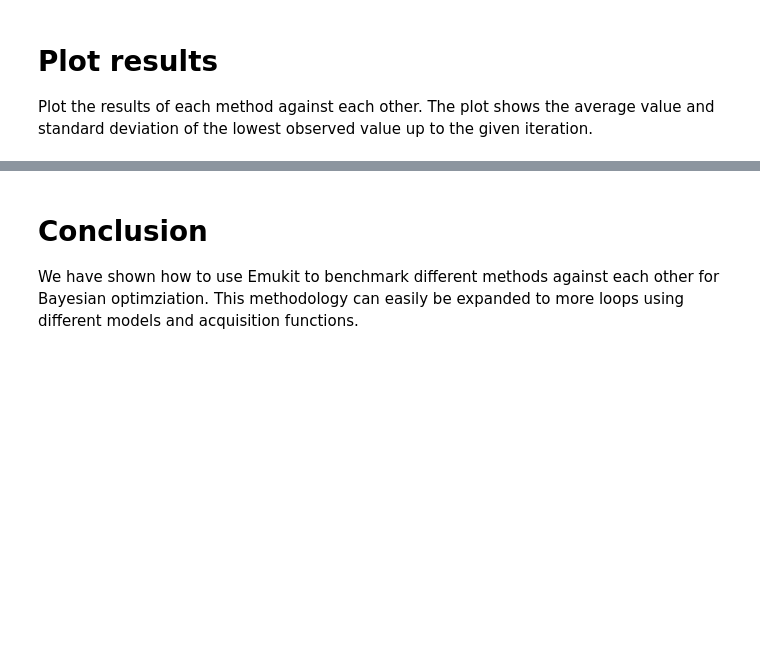
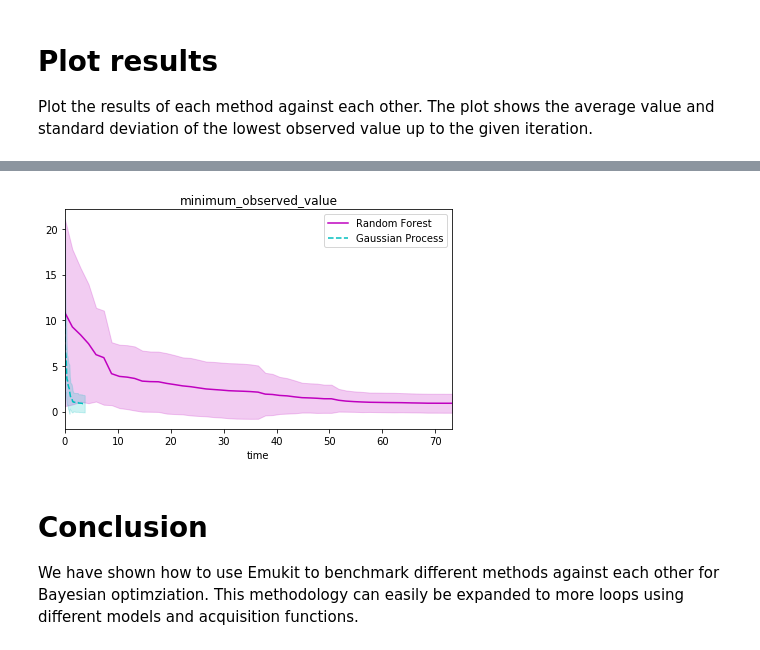
Before and after one commit to EmuKit/emukit, a Jupyter notebook: notebooks/Emukit-Bayesian-optimization-benchmark.ipynb, the cells around one changed output, grey strips where cells are left out. Cells and saved outputs as stored; diff of their text form; code cells hidden in the pictures; blank space fills up the shorter version.

```diff
--- a/notebooks/Emukit-Bayesian-optimization-benchmark.ipynb
+++ b/notebooks/Emukit-Bayesian-optimization-benchmark.ipynb
@@ -56,3 +69,10 @@ plots.make_plots()
+# %%
+# Plot against time
+plots = BenchmarkPlot(benchmark_results, loop_colours=colours, loop_line_styles=line_styles, x_axis='time',
+                      metrics_to_plot=metrics_to_plot)
+plots.make_plot()
+# %% [output]
+[figure, added]
 # %% [markdown]
 # Conclusion
 
```
Also changed, not shown: parts of 7 cells of this notebook, 11 other files.
